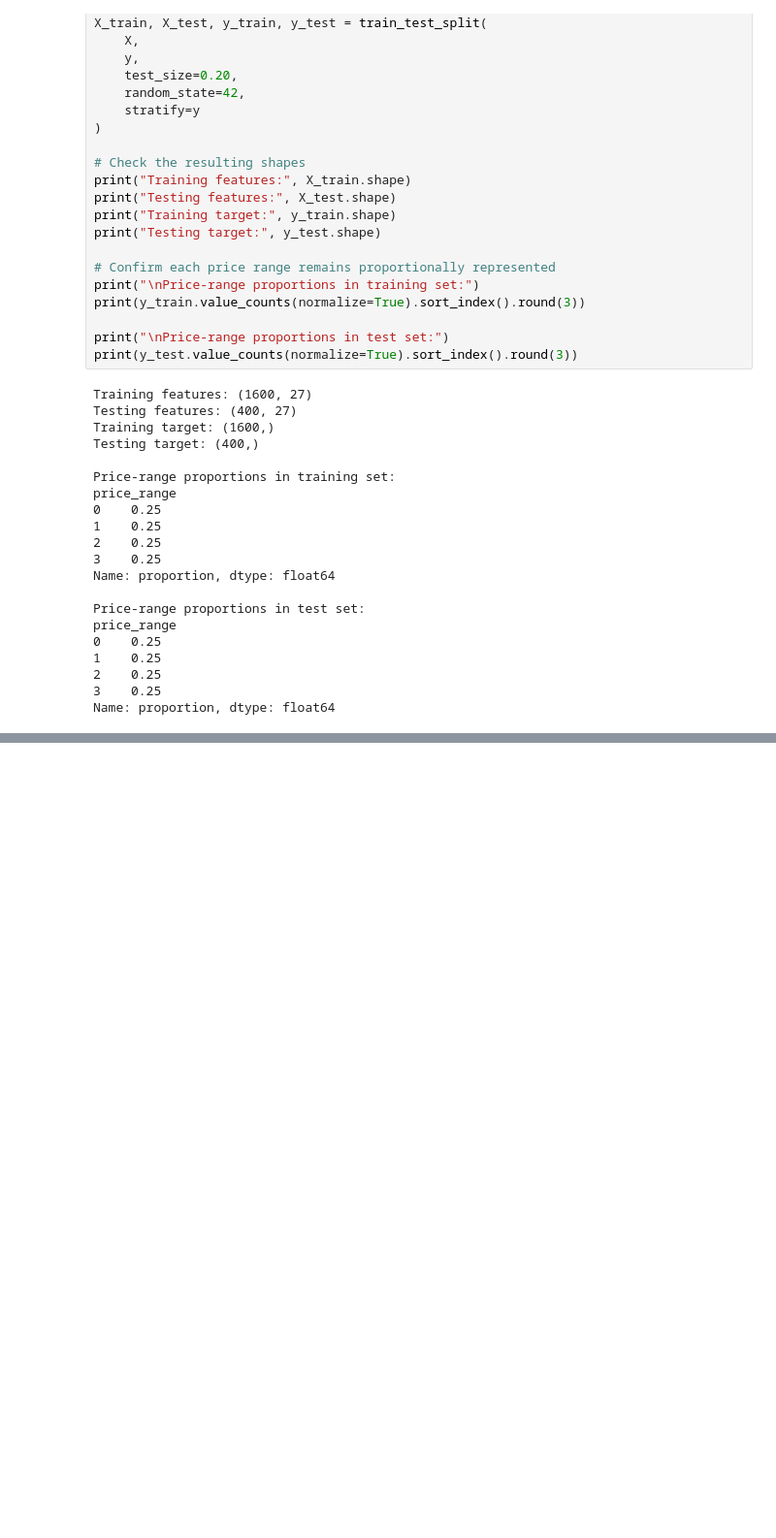
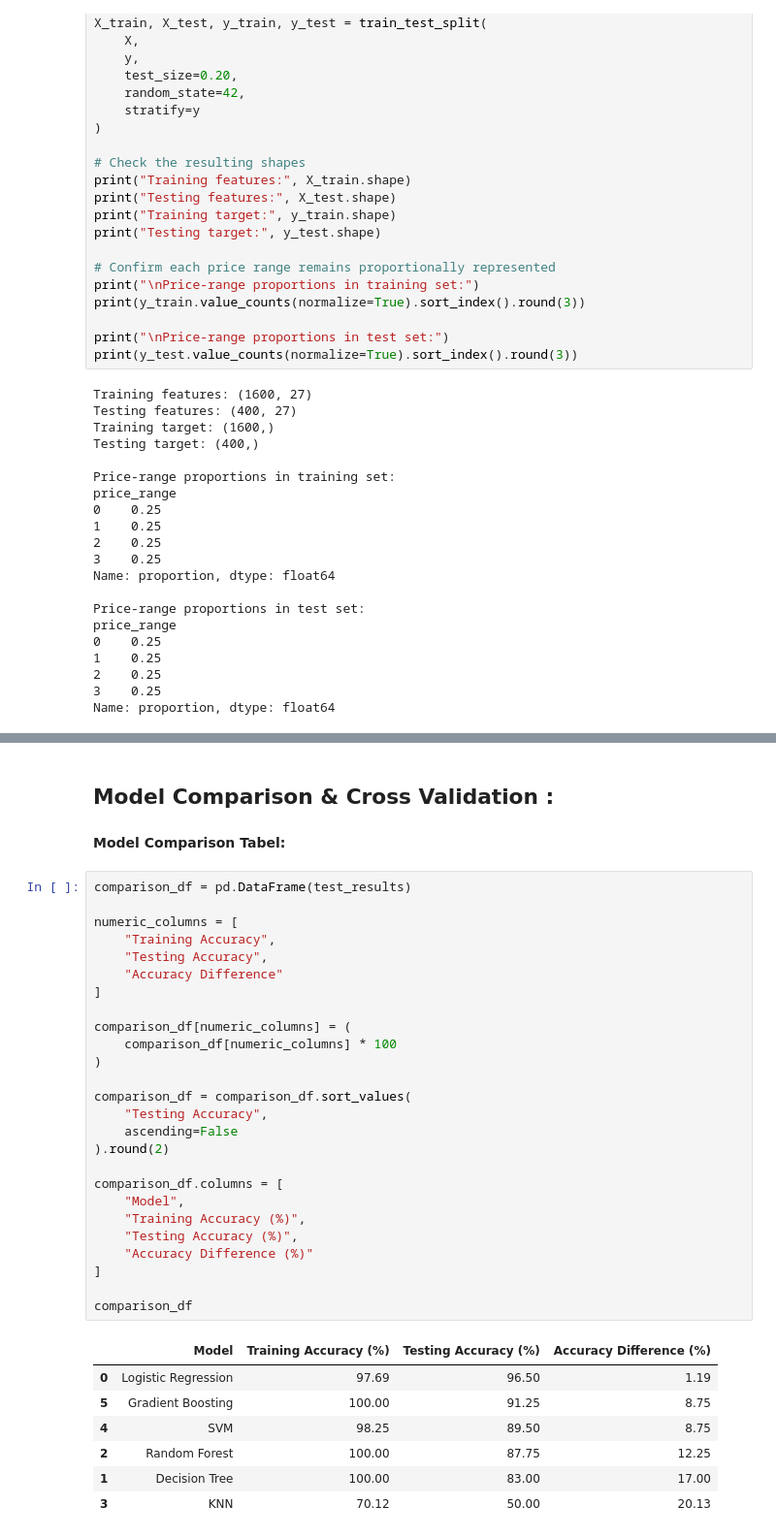
Before and after one commit to AmitParmar20/Cell-Phone-Price-Prediction-Model, a Jupyter notebook: CellPhone_Price_Prediction_model.ipynb, the cells around one changed output, grey strips where cells are left out. Shown at 97% size. Cells and saved outputs as stored; diff of their text form; blank space fills up the shorter version.

```diff
--- a/CellPhone_Price_Prediction_model.ipynb
+++ b/CellPhone_Price_Prediction_model.ipynb
@@ -625,0 +756,38 @@ Name: proportion, dtype: float64
+# %% [markdown]
+## Model Comparison & Cross Validation :
+# %% [markdown]
+**Model Comparison Tabel:**
+# %%
+comparison_df = pd.DataFrame(test_results)
+
+numeric_columns = [
+    "Training Accuracy",
+    "Testing Accuracy",
+    "Accuracy Difference"
+]
+
+comparison_df[numeric_columns] = (
+    comparison_df[numeric_columns] * 100
+)
+
+comparison_df = comparison_df.sort_values(
+    "Testing Accuracy",
+    ascending=False
+).round(2)
+
+comparison_df.columns = [
+    "Model",
+    "Training Accuracy (%)",
+    "Testing Accuracy (%)",
+    "Accuracy Difference (%)"
+]
+
+comparison_df
+# %% [output]
+|  | Model | Training Accuracy (%) | Testing Accuracy (%) | Accuracy Difference (%) |
+| 0 | Logistic Regression | 97.69 | 96.50 | 1.19 |
+| 5 | Gradient Boosting | 100.00 | 91.25 | 8.75 |
+| 4 | SVM | 98.25 | 89.50 | 8.75 |
+| 2 | Random Forest | 100.00 | 87.75 | 12.25 |
+| 1 | Decision Tree | 100.00 | 83.00 | 17.00 |
+| 3 | KNN | 70.12 | 50.00 | 20.13 |
```
Also changed, not shown: parts of 7 cells of this notebook.
